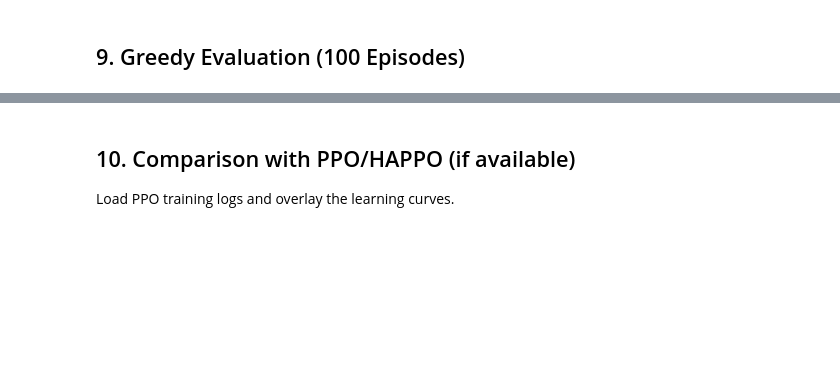
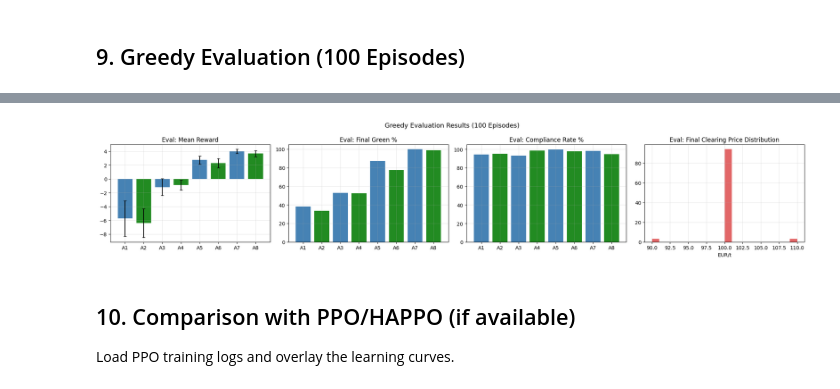
Before and after one commit to DJH961/Thesis-Energy-Auction, a Jupyter notebook: ets_marl_happo_current/notebooks/ets_marl - Q-Learning Baseline.ipynb, the cells around one changed output, grey strips where cells are left out. Saved outputs shown, nothing was run; the diff lists cells and outputs as text; code cells hidden in the pictures; blank space fills up the shorter version.

```diff
--- a/ets_marl_happo_current/notebooks/ets_marl - Q-Learning Baseline.ipynb
+++ b/ets_marl_happo_current/notebooks/ets_marl - Q-Learning Baseline.ipynb
@@ -302,7 +529,11 @@ plt.show()
 # %% [markdown]
 ## 9. Greedy Evaluation (100 Episodes)
-# %%
-eval_results = evaluate_qlearning(
-    trained_agents, trained_config, seed=SEED,
-    n_eval_episodes=100
-)
+# %%
+if EVAL_AGENTS is not None and EVAL_CONFIG is not None:
+    eval_results = evaluate_qlearning(
+        EVAL_AGENTS, EVAL_CONFIG, seed=SEED,
+        n_eval_episodes=100
+    )
+else:
+    eval_results = None
+    print('Skipped: evaluation requires trained agents or saved Q-tables.')
@@ -309,45 +558,50 @@ eval_results = evaluate_qlearning(
 # %%
 # Evaluation results visualization
-fig, axes = plt.subplots(1, 4, figsize=(20, 4))
+if eval_results is not None:
+    fig, axes = plt.subplots(1, 4, figsize=(20, 4))
 
-# Rewards
-mean_rew = eval_results['rewards'].mean(axis=0)
-std_rew = eval_results['rewards'].std(axis=0)
-axes[0].bar(range(n_agents), mean_rew, yerr=std_rew, capsize=3,
-            color=['steelblue' if i%2==0 else 'forestgreen' for i in range(n_agents)])
-axes[0].set_title('Eval: Mean Reward')
-axes[0].set_xticks(range(n_agents))
-axes[0].set_xticklabels([f'A{i+1}' for i in range(n_agents)])
-axes[0].grid(True, alpha=0.3)
+    # Rewards
+    mean_rew = eval_results['rewards'].mean(axis=0)
+    std_rew = eval_results['rewards'].std(axis=0)
+    axes[0].bar(range(n_agents), mean_rew, yerr=std_rew, capsize=3,
+                color=['steelblue' if i%2==0 else 'forestgreen' for i in range(n_agents)])
+    axes[0].set_title('Eval: Mean Reward')
+    axes[0].set_xticks(range(n_agents))
+    axes[0].set_xticklabels([f'A{i+1}' for i in range(n_agents)])
+    axes[0].grid(True, alpha=0.3)
 
-# Green fracs
-mean_gf = eval_results['green_fracs'].mean(axis=0)
-axes[1].bar(range(n_agents), mean_gf * 100,
-            color=['steelblue' if i%2==0 else 'forestgreen' for i in range(n_agents)])
-axes[1].set_title('Eval: Final Green %')
-axes[1].set_xticks(range(n_agents))
-axes[1].set_xticklabels([f'A{i+1}' for i in range(n_agents)])
-axes[1].grid(True, alpha=0.3)
+    # Green fracs
+    mean_gf = eval_results['green_fracs'].mean(axis=0)
+    axes[1].bar(range(n_agents), mean_gf * 100,
+                color=['steelblue' if i%2==0 else 'forestgreen' for i in range(n_agents)])
+    axes[1].set_title('Eval: Final Green %')
+    axes[1].set_xticks(range(n_agents))
+    axes[1].set_xticklabels([f'A{i+1}' for i in range(n_agents)])
+    axes[1].grid(True, alpha=0.3)
 
-# Compliance
-mean_comp = eval_results['compliance'].mean(axis=0)
-axes[2].bar(range(n_agents), mean_comp * 100,
-            color=['steelblue' if i%2==0 else 'forestgreen' for i in range(n_agents)])
-axes[2].set_title('Eval: Compliance Rate %')
-axes[2].set_xticks(range(n_agents))
-axes[2].set_xticklabels([f'A{i+1}' for i in range(n_agents)])
-axes[2].set_ylim(0, 105)
-axes[2].grid(True, alpha=0.3)
+    # Compliance
+    mean_comp = eval_results['compliance'].mean(axis=0)
+    axes[2].bar(range(n_agents), mean_comp * 100,
+                color=['steelblue' if i%2==0 else 'forestgreen' for i in range(n_agents)])
+    axes[2].set_title('Eval: Compliance Rate %')
+    axes[2].set_xticks(range(n_agents))
+    axes[2].set_xticklabels([f'A{i+1}' for i in range(n_agents)])
+    axes[2].set_ylim(0, 105)
+    axes[2].grid(True, alpha=0.3)
 
-# Price distribution
-axes[3].hist(eval_results['prices'], bins=20, color='tab:red', alpha=0.7)
-axes[3].set_title('Eval: Final Clearing Price Distribution')
-axes[3].set_xlabel('EUR/t')
-axes[3].grid(True, alpha=0.3)
+    # Price distribution
+    axes[3].hist(eval_results['prices'], bins=20, color='tab:red', alpha=0.7)
+    axes[3].set_title('Eval: Final Clearing Price Distribution')
+    axes[3].set_xlabel('EUR/t')
+    axes[3].grid(True, alpha=0.3)
 
-plt.suptitle('Greedy Evaluation Results (100 Episodes)', fontsize=13)
-plt.tight_layout()
-plt.show()
+    plt.suptitle('Greedy Evaluation Results (100 Episodes)', fontsize=13)
+    plt.tight_layout()
+    plt.show()
+else:
+    print('Skipped: eval_results is not available.')
+# %% [output]
+[figure, added]
 # %% [markdown]
 ## 10. Comparison with PPO/HAPPO (if available)
 
```
Also changed, not shown: parts of 24 cells of this notebook, 4 other files.
